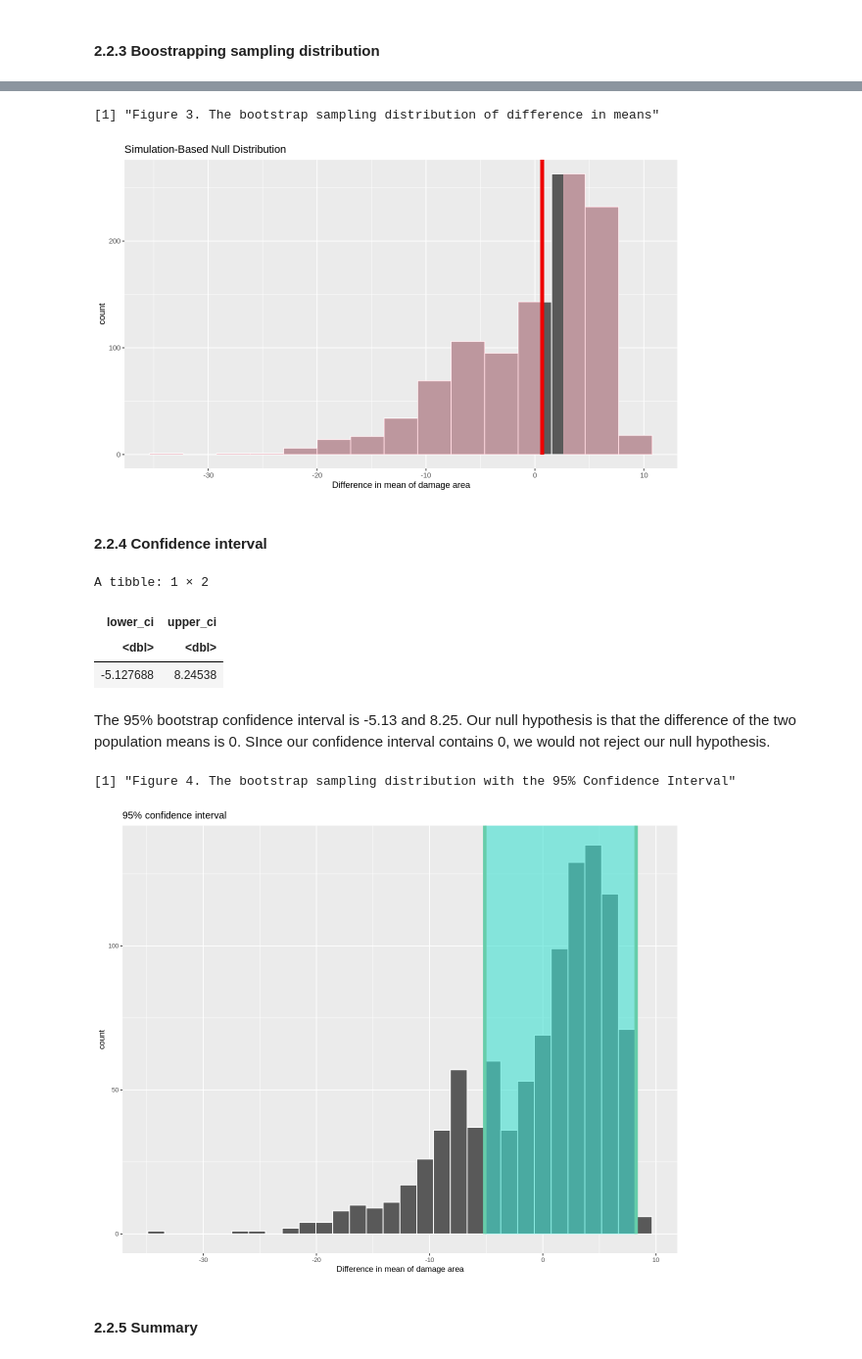
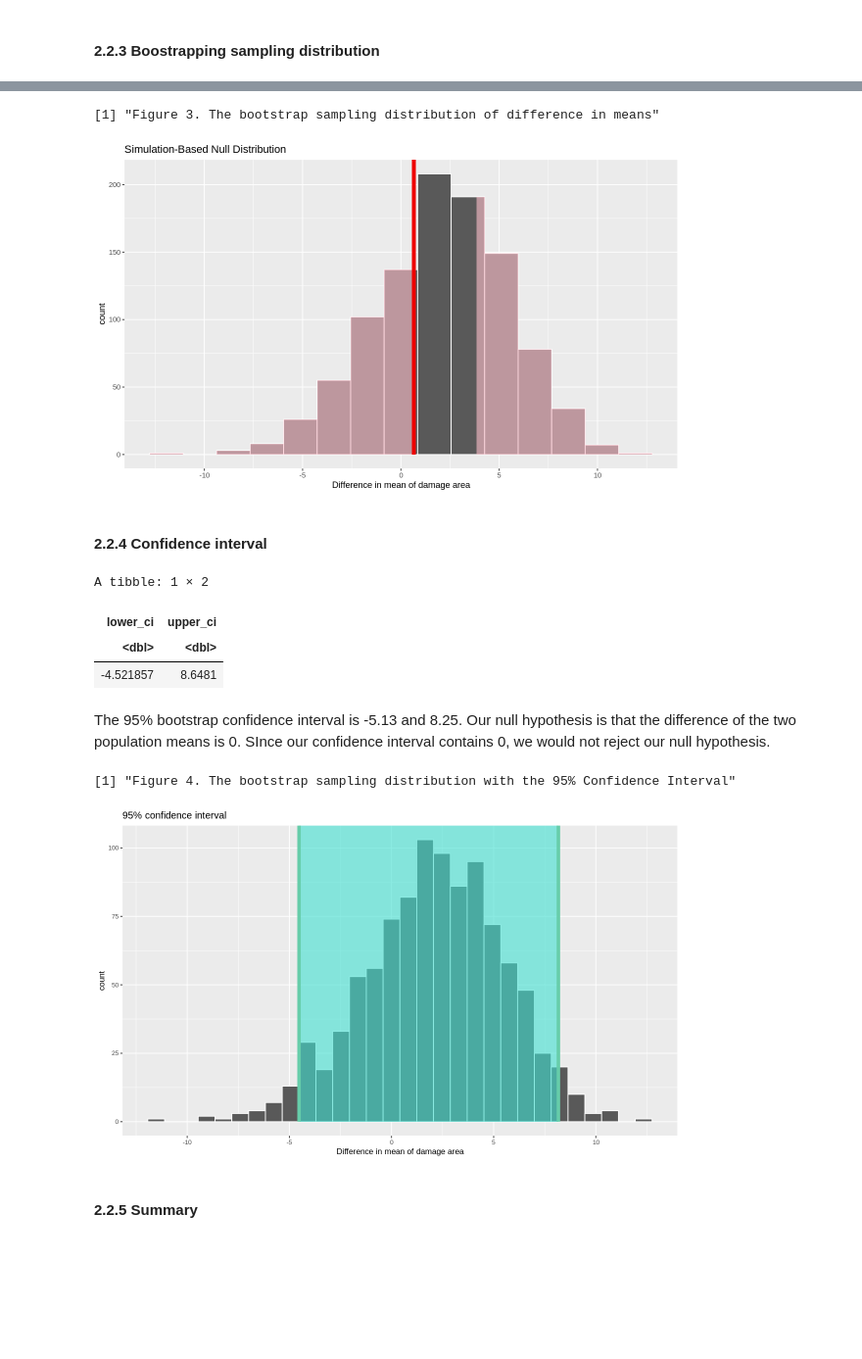
Before and after one commit to Zeeho-Lee/dsci-100-2022w2-group-36, a Jupyter notebook: Final Report.ipynb, the cells around one changed output, grey strips where cells are left out. Shown at 98% size. Saved outputs shown, nothing was run; the diff lists cells and outputs as text; code cells hidden in the pictures; blank space fills up the shorter version.

```diff
--- a/Final Report.ipynb
+++ b/Final Report.ipynb
@@ -250,7 +229,7 @@ set.seed(1000)
 null_model_forestfires <- forestfires %>%
                 specify(formula = area ~ month) %>%
                 hypothesize(null = "independence") %>%
-                generate(reps = 1000, type = "permute") %>%
+                generate(reps = 1000, type = "bootstrap") %>%
                 calculate(stat="diff in means", order = c("aug", "feb"))
 
 print('Table 4. The bootstrap samples')
@@ -269,5 +248,6 @@ A infer: 6 × 2
 # %%
 # Visualize the bootstrap sampling distribution of difference in means of damage area with shaded p-value.
+options(repr.plot.width = 10, repr.plot.height = 6)
 forestfires_boostrap_plot <- null_model_forestfires %>%
                     visualize() +
                     shade_p_value(obs_stat = test_statistic, direction = "two_sided")+
@@ -277,7 +257,7 @@ print('Figure 3. The bootstrap sampling distribution of difference in means')
 forestfires_boostrap_plot
 # %% [output]
 [1] "Figure 3. The bootstrap sampling distribution of difference in means"
-[figure, old version]
+[figure, new version]
 # %% [markdown]
 #### 2.2.4 Confidence interval
 # %%
@@ -287,7 +267,7 @@ bootstrap_ci <-
     forestfires %>%
     specify(formula = area ~ month) %>%
     hypothesize(null = 'independence') %>%
-    generate(type = "bootstrap", reps = 3000) %>%
+    generate(type = "bootstrap", reps = 1000) %>%
     calculate(stat = "diff in means", order = c("aug", "feb")) %>%
     get_ci()
 
@@ -297,26 +277,26 @@ bootstrap_ci
 A tibble: 1 × 2
 | lower_ci | upper_ci |
 | <dbl> | <dbl> |
-| -5.127688 | 8.24538 |
+| -4.521857 | 8.6481 |
 # %% [markdown]
 The 95% bootstrap confidence interval is -5.13 and 8.25. Our null hypothesis is that the difference of the two population means is 0. SInce our confidence interval contains 0, we would not reject our null hypothesis.
 # %%
 # Visualization of the confidence interval
 
-options(repr.plot.width = 10, repr.plot.height = 8)
+options(repr.plot.width = 10, repr.plot.height = 6)
 
 ci_damage <- null_model_forestfires %>%
                     visualize(bins = 30)+
                     shade_confidence_interval(endpoints = bootstrap_ci)+
                     theme(text = element_text(size = 10))+
                     labs(x = "Difference in mean of damage area")+
                     ggtitle("95% confidence interval")
 
 print('Figure 4. The bootstrap sampling distribution with the 95% Confidence Interval')
 ci_damage
 # %% [output]
 [1] "Figure 4. The bootstrap sampling distribution with the 95% Confidence Interval"
-[figure, old version]
+[figure, new version]
 # %% [markdown]
 #### 2.2.5 Summary
 # %%
```
Also changed, not shown: parts of 6 cells of this notebook.
